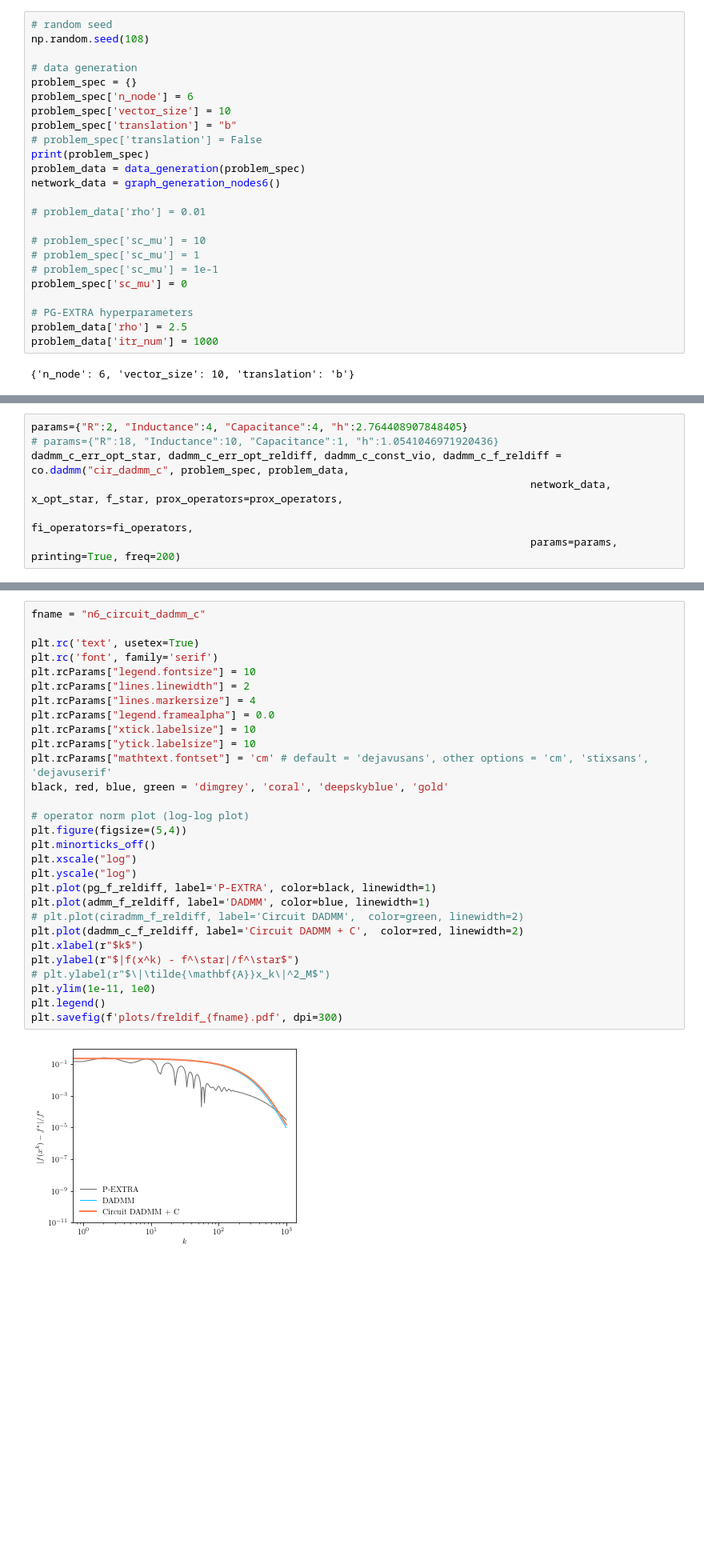
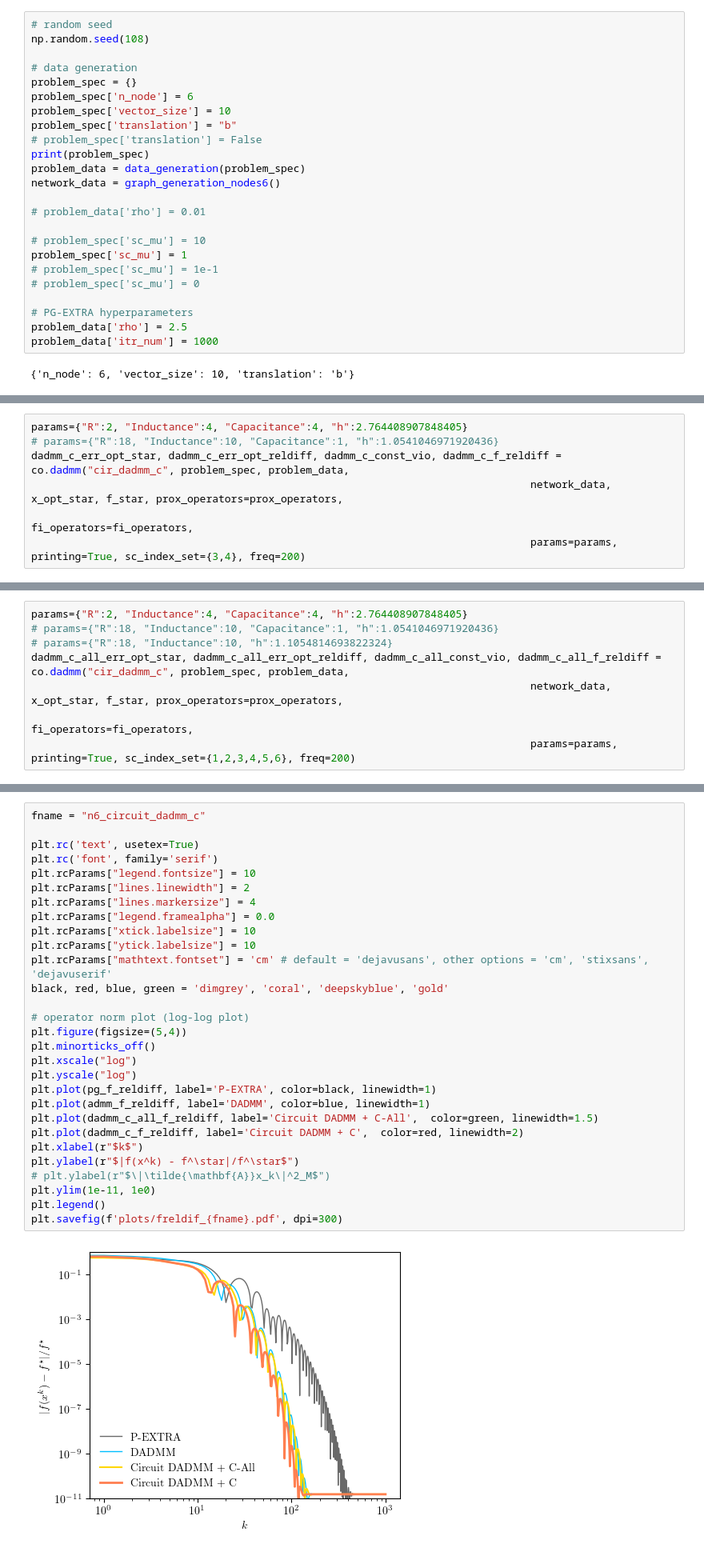
Before and after one commit to cvxgrp/optimization_via_circuits, a Jupyter notebook: convergence/dgeom_median_experiment.ipynb, the cells around one changed output, grey strips where cells are left out. Shown at 80% size. Drawn from its saved outputs; the diff is of its cells as text; blank space fills up the shorter version.

Commit message:
quadratic_mean_first_succeed
- first got a plot make sense
- trial of DADMM+C that capacitor attched to all nodes (but parameter is not from discretization)

```diff
--- a/convergence/dgeom_median_experiment.ipynb
+++ b/convergence/dgeom_median_experiment.ipynb
@@ -25,9 +25,9 @@ network_data = graph_generation_nodes6()
 # problem_data['rho'] = 0.01
 
 # problem_spec['sc_mu'] = 10
-# problem_spec['sc_mu'] = 1
+problem_spec['sc_mu'] = 1
 # problem_spec['sc_mu'] = 1e-1
-problem_spec['sc_mu'] = 0
+# problem_spec['sc_mu'] = 0
 
 # PG-EXTRA hyperparameters
 problem_data['rho'] = 2.5
@@ -107,5 +107,5 @@ params={"R":2, "Inductance":4, "Capacitance":4, "h":2.764408907848405}
 dadmm_c_err_opt_star, dadmm_c_err_opt_reldiff, dadmm_c_const_vio, dadmm_c_f_reldiff = co.dadmm("cir_dadmm_c", problem_spec, problem_data,
                                                                                 network_data, x_opt_star, f_star, prox_operators=prox_operators,
                                                                                 fi_operators=fi_operators,
-                                                                                params=params, printing=True, freq=200)
+                                                                                params=params, printing=True, sc_index_set={3,4}, freq=200)
 # %% [output]
@@ -117,0 +118,8 @@ ii=999, f_reldiff[-1]=1.5847250743672793e-05, err_opt_reldiff[-1]=0.006872577972
+# %%
+params={"R":2, "Inductance":4, "Capacitance":4, "h":2.764408907848405}
+# params={"R":18, "Inductance":10, "Capacitance":1, "h":1.0541046971920436}
+# params={"R":18, "Inductance":10, "h":1.1054814693822324}
+dadmm_c_all_err_opt_star, dadmm_c_all_err_opt_reldiff, dadmm_c_all_const_vio, dadmm_c_all_f_reldiff = co.dadmm("cir_dadmm_c", problem_spec, problem_data,
+                                                                                network_data, x_opt_star, f_star, prox_operators=prox_operators,
+                                                                                fi_operators=fi_operators,
+                                                                                params=params, printing=True, sc_index_set={1,2,3,4,5,6}, freq=200)
@@ -118,31 +133,31 @@ ii=999, f_reldiff[-1]=1.5847250743672793e-05, err_opt_reldiff[-1]=0.006872577972
 # %%
 fname = "n6_circuit_dadmm_c"
 
 plt.rc('text', usetex=True)
 plt.rc('font', family='serif')
 plt.rcParams["legend.fontsize"] = 10
 plt.rcParams["lines.linewidth"] = 2
 plt.rcParams["lines.markersize"] = 4
 plt.rcParams["legend.framealpha"] = 0.0
 plt.rcParams["xtick.labelsize"] = 10
 plt.rcParams["ytick.labelsize"] = 10
 plt.rcParams["mathtext.fontset"] = 'cm' # default = 'dejavusans', other options = 'cm', 'stixsans', 'dejavuserif'
 black, red, blue, green = 'dimgrey', 'coral', 'deepskyblue', 'gold'
 
 # operator norm plot (log-log plot)
 plt.figure(figsize=(5,4))
 plt.minorticks_off()
 plt.xscale("log")
 plt.yscale("log")
 plt.plot(pg_f_reldiff, label='P-EXTRA', color=black, linewidth=1)
 plt.plot(admm_f_reldiff, label='DADMM', color=blue, linewidth=1)
-# plt.plot(ciradmm_f_reldiff, label='Circuit DADMM',  color=green, linewidth=2)
+plt.plot(dadmm_c_all_f_reldiff, label='Circuit DADMM + C-All',  color=green, linewidth=1.5)
 plt.plot(dadmm_c_f_reldiff, label='Circuit DADMM + C',  color=red, linewidth=2)
 plt.xlabel(r"$k$")
 plt.ylabel(r"$|f(x^k) - f^\star|/f^\star$")
 # plt.ylabel(r"$\|\tilde{\mathbf{A}}x_k\|^2_M$")
 plt.ylim(1e-11, 1e0)
 plt.legend()
 plt.savefig(f'plots/freldif_{fname}.pdf', dpi=300)
 # %% [output]
-[figure, old version]
+[figure, new version]
```
Also changed, not shown: parts of 6 cells of this notebook, 7 other files.
